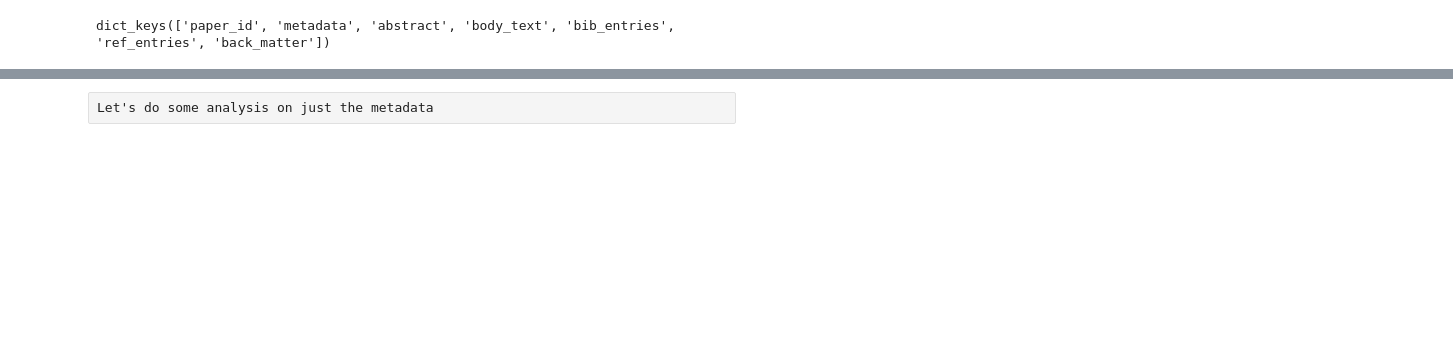
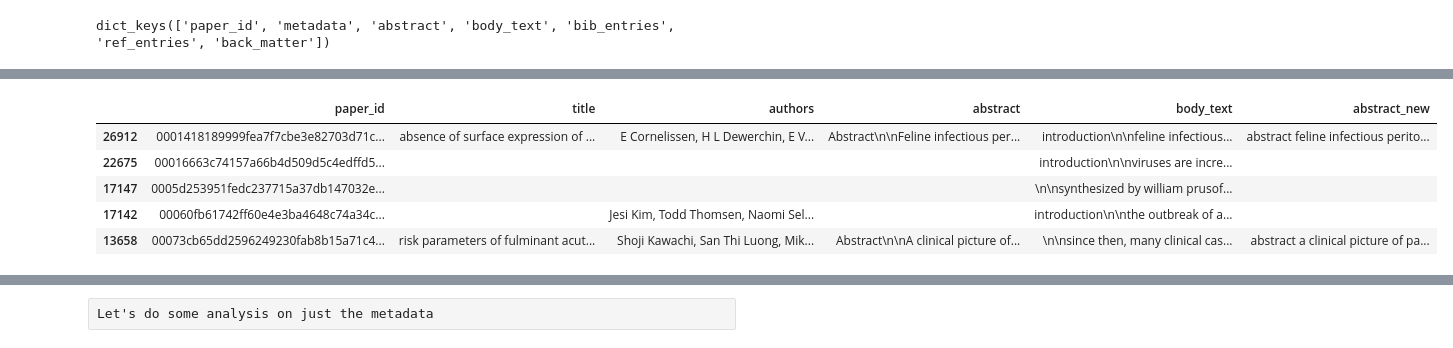
Before and after one commit to rtg901111/Corona-NLP-Project, a Jupyter notebook: Project.ipynb, the cells around one changed output, grey strips where cells are left out. Saved outputs shown, nothing was run; the diff lists cells and outputs as text; code cells hidden in the pictures; blank space fills up the shorter version.

```diff
--- a/Project.ipynb
+++ b/Project.ipynb
@@ -191,0 +201,16 @@ folders = ['biorxiv_medrxiv','comm_use_subset','custom_license','noncomm_use_sub
+# %%
+custom=custom.sort_values(by=['paper_id'])
+#custom = custom.drop_duplicates(subset='abstract', keep="first")
+#custom = custom.dropna(subset=['abstract'])
+custom['title'] = custom['title'].str.lower()
+custom['abstract_new'] = custom['abstract'].str.lower()
+custom['body_text'] = custom['body_text'].str.lower()
+
+
+custom.abstract_new = custom.abstract_new.replace(to_replace='[!"#$%&\'()*+,/:;<=>?@[\\]^_`{|}~]',value=' ',regex=True) #remove punctuation
+custom.abstract_new = custom.abstract_new.replace(to_replace='-',value=' ',regex=True)
+custom.abstract_new = custom.abstract_new.replace(to_replace='\s+',value=' ',regex=True)    #remove new line
+custom.abstract_new = custom.abstract_new.replace(to_replace='  ',value='',regex=True)   #remove double white space
+custom.abstract_new = custom.abstract_new.replace(to_replace="'",value='',regex=True)
+
+custom.abstract_new = custom.abstract_new.apply(lambda x:x.strip())  # Ltrim and Rtrim of whitespace
@@ -191,0 +240,9 @@ folders = ['biorxiv_medrxiv','comm_use_subset','custom_license','noncomm_use_sub
+# %%
+custom.head(5)
+# %% [output]
+|  | paper_id | title | authors | abstract | body_text | abstract_new |
+| 26912 | 0001418189999fea7f7cbe3e82703d71c... | absence of surface expression of ... | E Cornelissen, H L Dewerchin, E V... | Abstract\n\nFeline infectious per... | introduction\n\nfeline infectious... | abstract feline infectious perito... |
+| 22675 | 00016663c74157a66b4d509d5c4edffd5... |  |  |  | introduction\n\nviruses are incre... |  |
+| 17147 | 0005d253951fedc237715a37db147032e... |  |  |  | \n\nsynthesized by william prusof... |  |
+| 17142 | 00060fb61742ff60e4e3ba4648c74a34c... |  | Jesi Kim, Todd Thomsen, Naomi Sel... |  | introduction\n\nthe outbreak of a... |  |
+| 13658 | 00073cb65dd2596249230fab8b15a71c4... | risk parameters of fulminant acut... | Shoji Kawachi, San Thi Luong, Mik... | Abstract\n\nA clinical picture of... | \n\nsince then, many clinical cas... | abstract a clinical picture of pa... |
```
Also changed, not shown: parts of 30 cells of this notebook.
